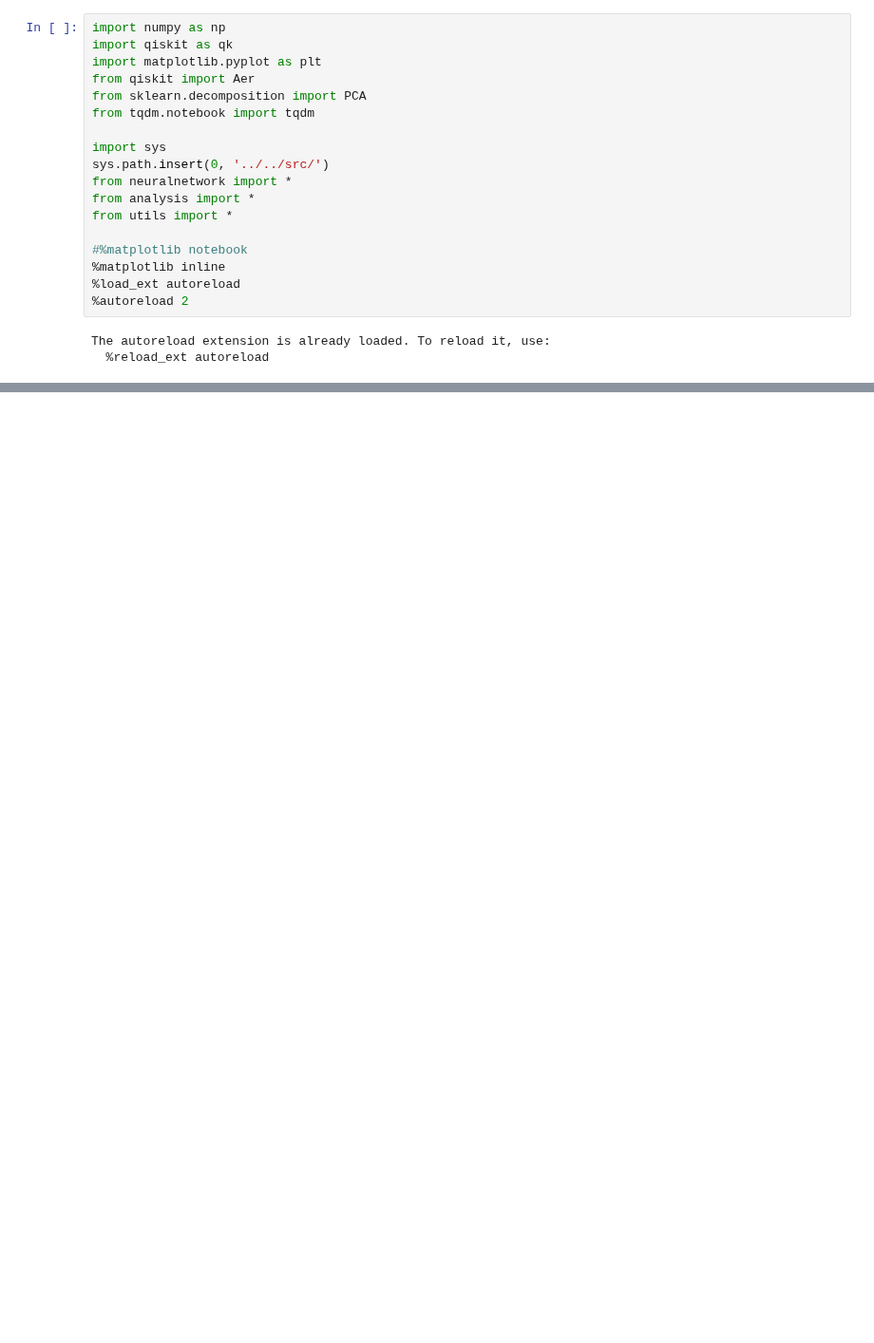
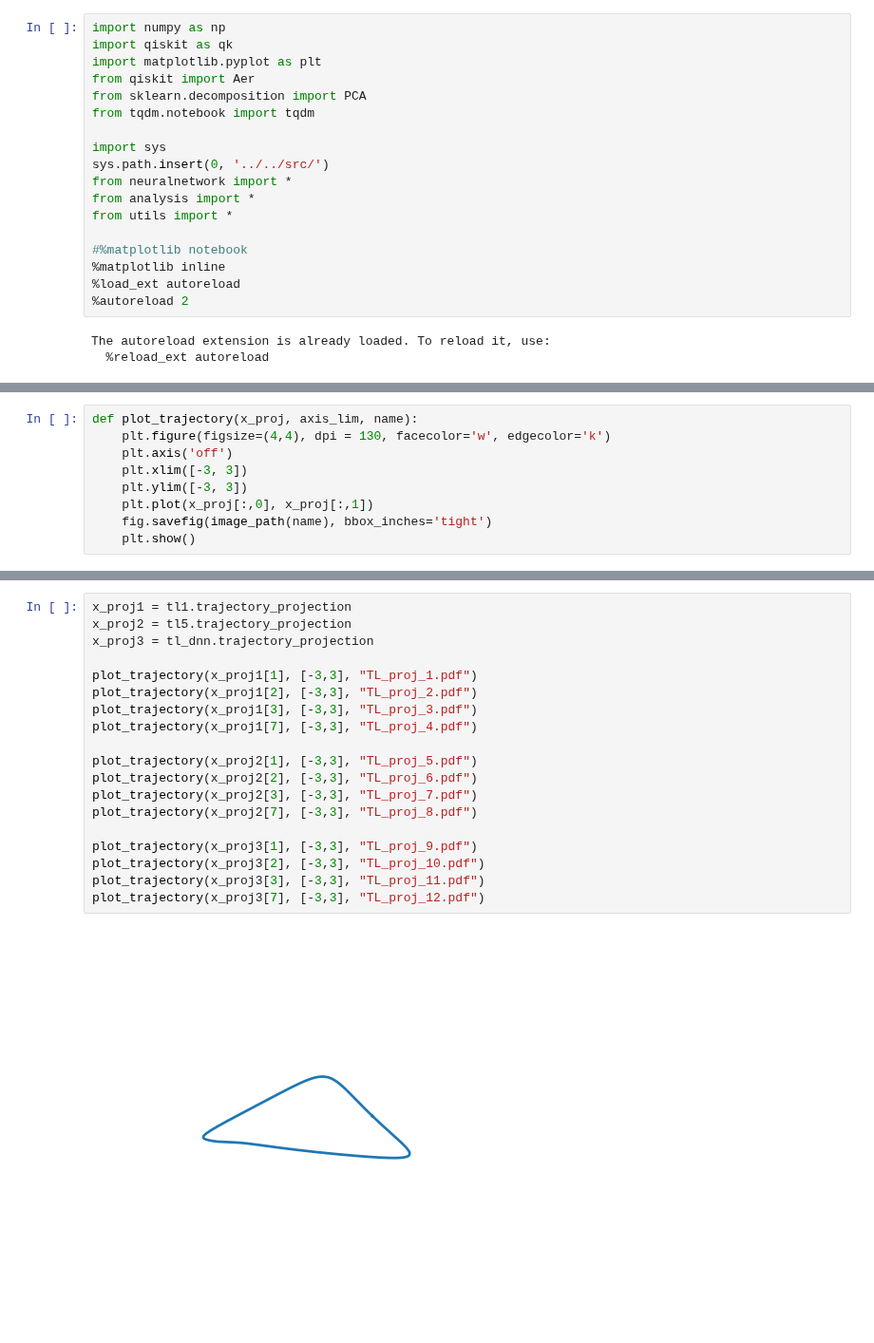
Before and after one commit to KristianWold/Master-Thesis, a Jupyter notebook: notebooks/analysis/Expressivity and Stability.ipynb, the cells around one changed output, grey strips where cells are left out. Shown at 95% size. Drawn from its saved outputs; the diff is of its cells as text; blank space fills up the shorter version.

```diff
--- a/notebooks/analysis/Expressivity and Stability.ipynb
+++ b/notebooks/analysis/Expressivity and Stability.ipynb
@@ -56,0 +26,9 @@ plt.show()
+# %%
+def plot_trajectory(x_proj, axis_lim, name):
+    plt.figure(figsize=(4,4), dpi = 130, facecolor='w', edgecolor='k')
+    plt.axis('off')
+    plt.xlim([-3, 3])
+    plt.ylim([-3, 3])
+    plt.plot(x_proj[:,0], x_proj[:,1])
+    fig.savefig(image_path(name), bbox_inches='tight')
+    plt.show()
@@ -56,0 +58,21 @@ plt.show()
+# %%
+x_proj1 = tl1.trajectory_projection
+x_proj2 = tl5.trajectory_projection
+x_proj3 = tl_dnn.trajectory_projection
+
+plot_trajectory(x_proj1[1], [-3,3], "TL_proj_1.pdf")
+plot_trajectory(x_proj1[2], [-3,3], "TL_proj_2.pdf")
+plot_trajectory(x_proj1[3], [-3,3], "TL_proj_3.pdf")
+plot_trajectory(x_proj1[7], [-3,3], "TL_proj_4.pdf")
+
+plot_trajectory(x_proj2[1], [-3,3], "TL_proj_5.pdf")
+plot_trajectory(x_proj2[2], [-3,3], "TL_proj_6.pdf")
+plot_trajectory(x_proj2[3], [-3,3], "TL_proj_7.pdf")
+plot_trajectory(x_proj2[7], [-3,3], "TL_proj_8.pdf")
+
+plot_trajectory(x_proj3[1], [-3,3], "TL_proj_9.pdf")
+plot_trajectory(x_proj3[2], [-3,3], "TL_proj_10.pdf")
+plot_trajectory(x_proj3[3], [-3,3], "TL_proj_11.pdf")
+plot_trajectory(x_proj3[7], [-3,3], "TL_proj_12.pdf")
+# %% [output]
+[figure, added]
```
Also changed, not shown: parts of 12 cells of this notebook, 43 other files.
